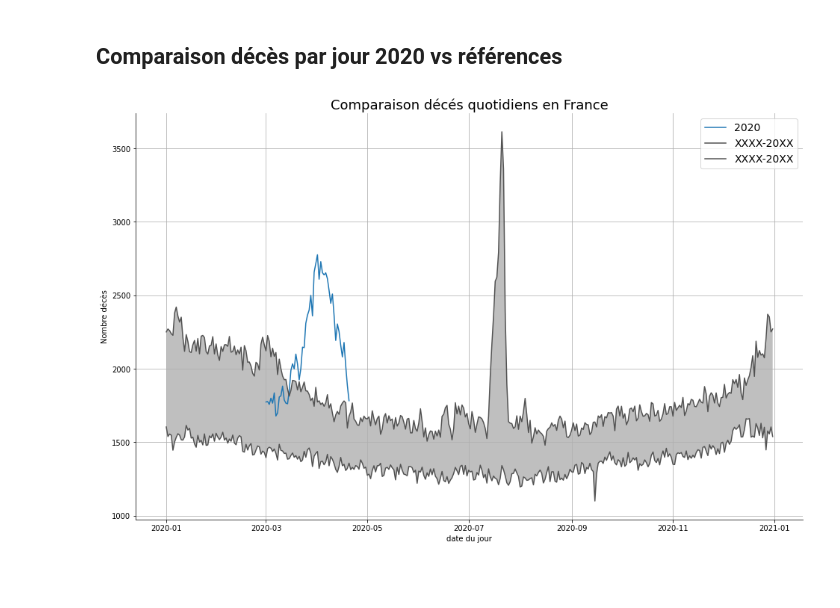
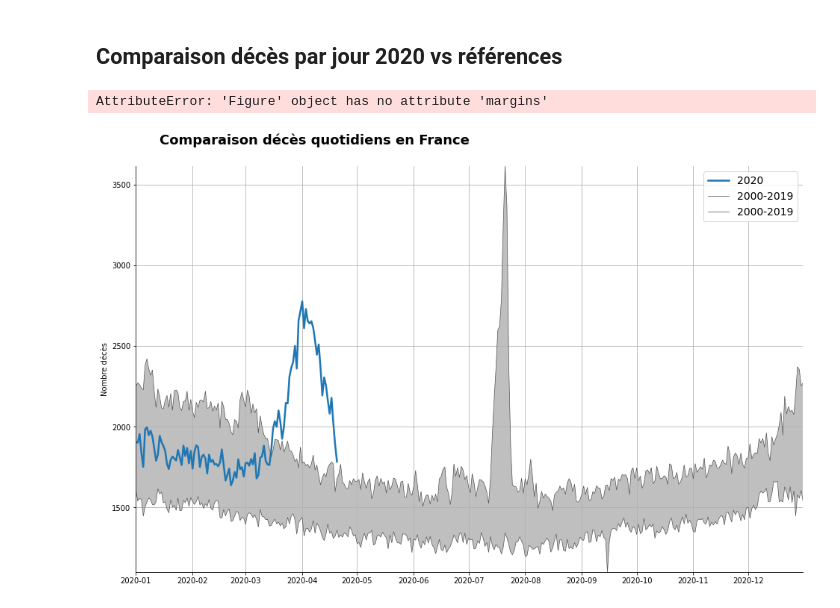
Before and after one commit to makiwara-fr/covid19-analyse, a Jupyter notebook: fr_deaths.ipynb, the cells around one changed output. Cells and saved outputs as stored; diff of their text form; code cells hidden in the pictures; blank space fills up the shorter version.

```diff
--- a/fr_deaths.ipynb
+++ b/fr_deaths.ipynb
@@ -128,7 +128,8 @@ df_histo_csv = pd.read_csv("./Data_FR_Deaths/" + 'histo_deces.csv', index_col =
 # remove badly formatted data and before 2000
 df_histo_csv = df_histo_csv.filter(regex = '2[0-9]{3}\-[0-1][0-9]\-[0-3][0-9]', axis=0)
 # transform index into dates
-df_histo_csv.index = pd.to_datetime(df_histo_csv.index, format = "%Y-%m-%d")
+#df_histo_csv.index = pd.to_datetime(df_histo_csv.index, format = "%Y-%m-%d")
+df_histo_csv.index = pd.DatetimeIndex(df_histo_csv.index)
 # Add info for reference
 df_histo_csv.reset_index(inplace=True)
 #df_histo_csv['date_deces'].apply(np.year)
@@ -227,0 +227,6 @@ Jan-Mars depuis historique
+# %%
+deb_2020 = pd.date_range("2020-01-01", "2020-02-29")
+
+df_deb_2020 = df_histo_csv.set_index('date_deces').loc[deb_2020, :]
+df_deb_2020.columns = [2020]
+df_deb_2020.describe()
@@ -227,0 +243,3 @@ Jan-Mars depuis historique
+# %%
+df_wp.describe
+df_wp = df_wp.append(df_deb_2020)
@@ -228,32 +256,37 @@ Jan-Mars depuis historique
+# %%
+df_wp= df_wp.sort_index()
 # %% [markdown]
 ## Comparaison décès par jour 2020 vs références
 # %%
 
 fig, ax = plt.subplots(figsize=(16,10))
 # courbe 2020
 #ax = df_wp.plot(kind="line", figsize=(16,10))
-ax.plot(df_wp, label='2020')
+ax.plot(df_wp, label='2020', linewidth=2.5)
 
 
 # defining area of reference
 # ##########################
 
 # Boundaries
-ax.plot(df_histo[['min','max']], label='XXXX-20XX', color="#525252" )
+ax.plot(df_histo[['min','max']], label='2000-2019', color="#525252",linewidth=0.7 )
 # fill
 ax.fill_between(date_list, df_histo['min'], df_histo['max'], facecolor='grey', alpha=0.5)
 
 
 # layout
-plt.title("Comparaison décès quotidiens en France", fontsize=18)
-ax.set_xlabel("date du jour")
+ax.set_title("Comparaison décès quotidiens en France", fontsize=18, pad=30, fontweight = 'bold',horizontalalignment='right')
+#ax.set_xlabel("date du jour")
 ax.set_ylabel("Nombre décès")
-plt.legend(fontsize=14)
-plt.grid()
+ax.legend(fontsize=14)
+ax.grid(True)
 ax.spines['top'].set_visible(False)
 ax.spines['right'].set_visible(False)
+ax.margins(0)
+fig.margins(10)
 
-#ax.savefig("deces.png")
+fig.savefig("deces_fr.png")
 #plt.show()
 # %% [output]
+AttributeError: 'Figure' object has no attribute 'margins'
-[figure, old version]
+[figure, new version]
```
Also changed, not shown: parts of 4 cells of this notebook, 6 other files.
